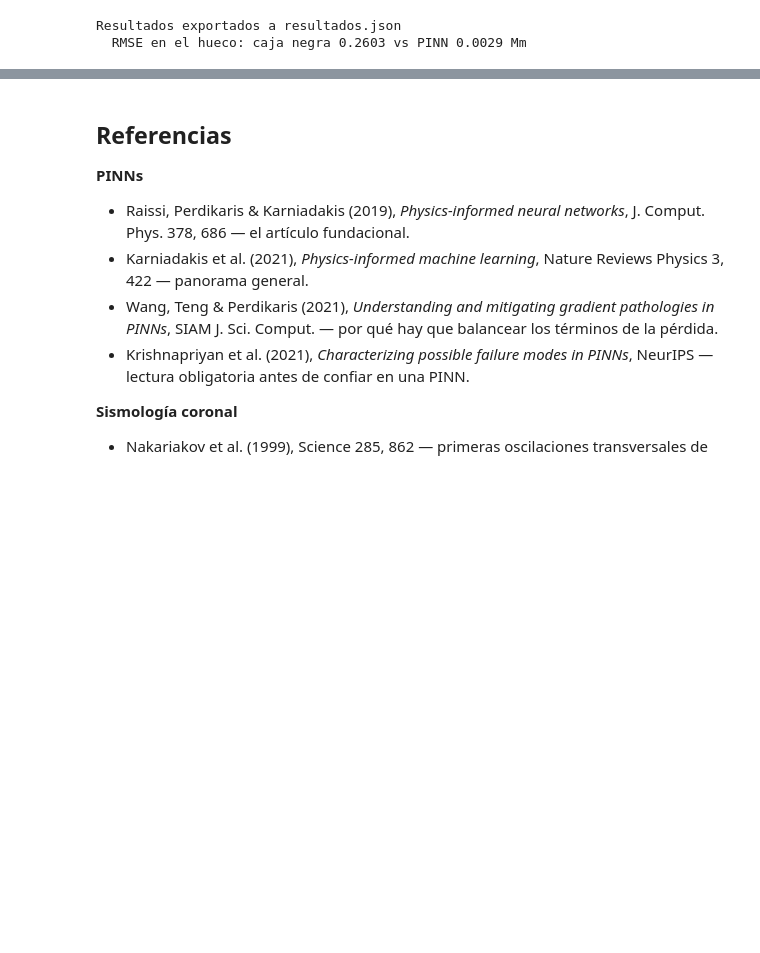
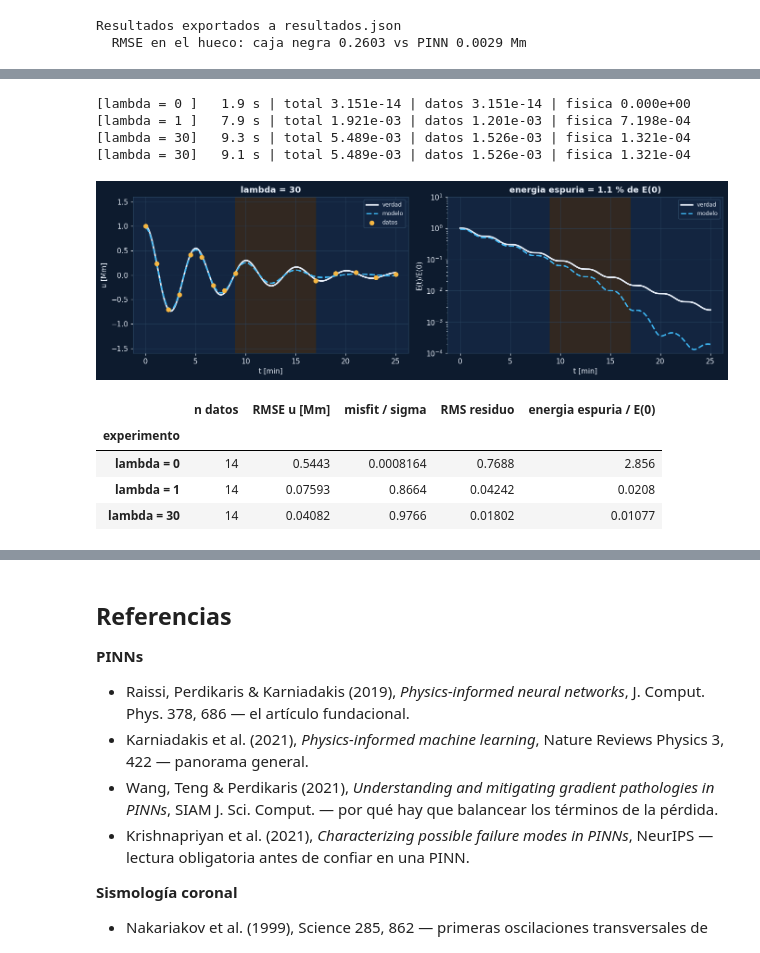
Before and after one commit to carlmarx17/astrofisica-computacional, a Jupyter notebook: PINNsClass/oscilador_armonico_pinn_fisica_solar.ipynb, the cells around one changed output, grey strips where cells are left out. Drawn from its saved outputs; the diff is of its cells as text; code cells hidden in the pictures; blank space fills up the shorter version.

```diff
--- a/PINNsClass/oscilador_armonico_pinn_fisica_solar.ipynb
+++ b/PINNsClass/oscilador_armonico_pinn_fisica_solar.ipynb
@@ -1377,31 +1299,0 @@ supieras de antemano cómo se generaron los datos?
-# %%
-# --- TAREA 4 -------------------------------------------------------
-gamma = 0.25                          # coeficiente del amortiguamiento cuadratico
-
-def rhs_nolineal(t, y):
-    u, v = y
-    return np.array([v, -gamma*v*abs(v) - omega0**2*u], dtype=float)
-
-y_nl = rk4(rhs_nolineal, t_dense, [u0, v0])
-sol_nl = lambda t: np.interp(t, t_dense, y_nl[:, 0])
-
-# mismas condiciones de observacion, pero sobre la dinamica no lineal
-t_nl, u_nl, t_nl_t, u_nl_t = generar_observaciones(solucion=sol_nl)
-
-# ...y entrenamos con el modelo LINEAL, que es el equivocado
-w_est, b_est, _, modelo_nl = problema_inverso(obs=(t_nl_t, u_nl_t),
-                                              epochs_adam=3000, bloques_lbfgs=10)
-print(f"beta estimado = {b_est:.4f}  <- un numero de aspecto respetable")
-print(f"omega_0 estimado = {w_est:.4f}   (el verdadero sigue siendo {omega0:.4f})")
-
-fig, ax = plt.subplots(figsize=(9.5, 4.2))
-ax.plot(t_dense, y_nl[:, 0], color=C_EXACTA, lw=2.2, label="verdad (no lineal)")
-ax.scatter(t_nl, u_nl, s=38, color=C_DATOS, zorder=3, label="datos")
-# TODO 1: grafica encima la prediccion de modelo_nl (mira como lo hace observables)
-ax.set_xlabel("t [min]"); ax.set_ylabel("u [Mm]")
-ax.set_title("Tarea 4: datos no lineales ajustados con fisica lineal")
-ax.legend(fontsize=9)
-plt.show()
-
-# TODO 2: calcula el residuo con observables(modelo_nl) y compara su RMS
-#         con el de la PINN de la seccion 7. Que te dice esa diferencia?
@@ -1411,0 +1421,22 @@ omega_0 estimado = 1.2505   (el verdadero sigue siendo 1.2566)
+# %%
+# --- MINIPROYECTO 1 ------------------------------------------------
+valores = [0.0, 1.0, 30.0]        # TODO: agrega un valor desproporcionado, p.ej. 3000
+
+resultados = [experimento(f"lambda = {lam:g}", lam_fis=lam, graficar=False)
+              for lam in valores]
+
+# graficamos el ultimo para ver que forma tiene la solucion
+experimento(f"lambda = {valores[-1]:g}", lam_fis=valores[-1])
+
+tabla_de(resultados)
+# %% [output]
+[lambda = 0 ]   1.9 s | total 3.151e-14 | datos 3.151e-14 | fisica 0.000e+00
+[lambda = 1 ]   7.9 s | total 1.921e-03 | datos 1.201e-03 | fisica 7.198e-04
+[lambda = 30]   9.3 s | total 5.489e-03 | datos 1.526e-03 | fisica 1.321e-04
+[lambda = 30]   9.1 s | total 5.489e-03 | datos 1.526e-03 | fisica 1.321e-04
+[figure, added]
+|  | n datos | RMSE u [Mm] | misfit / sigma | RMS residuo | energia espuria / E(0) |
+| experimento |  |  |  |  |  |
+| lambda = 0 | 14 | 0.5443 | 0.0008164 | 0.7688 | 2.856 |
+| lambda = 1 | 14 | 0.07593 | 0.8664 | 0.04242 | 0.0208 |
+| lambda = 30 | 14 | 0.04082 | 0.9766 | 0.01802 | 0.01077 |
```
Also changed, not shown: parts of 24 cells of this notebook, 5 other files.
